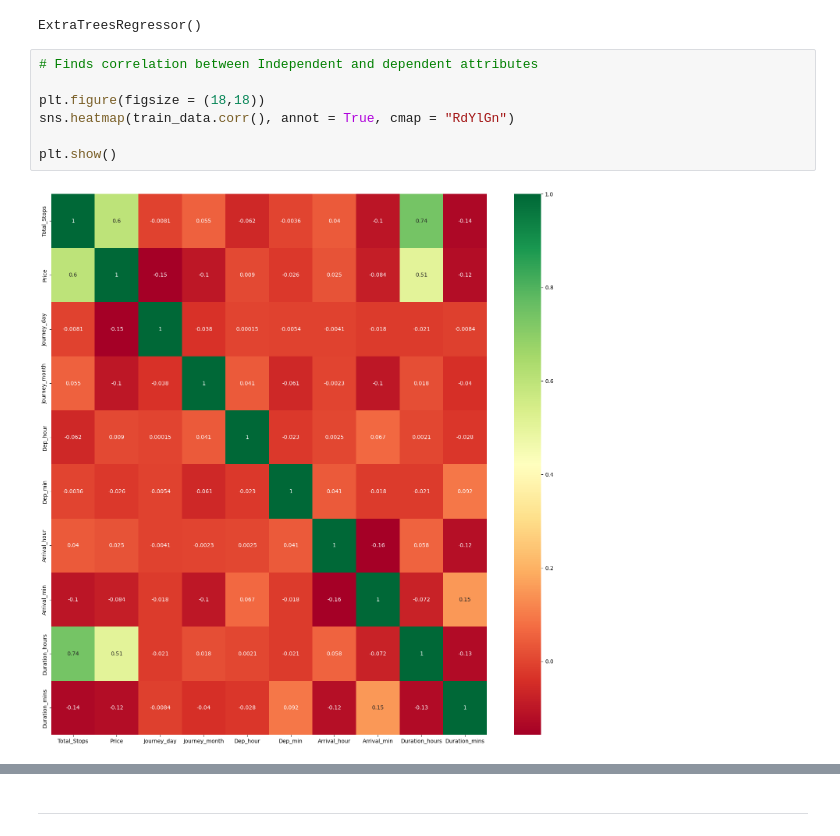
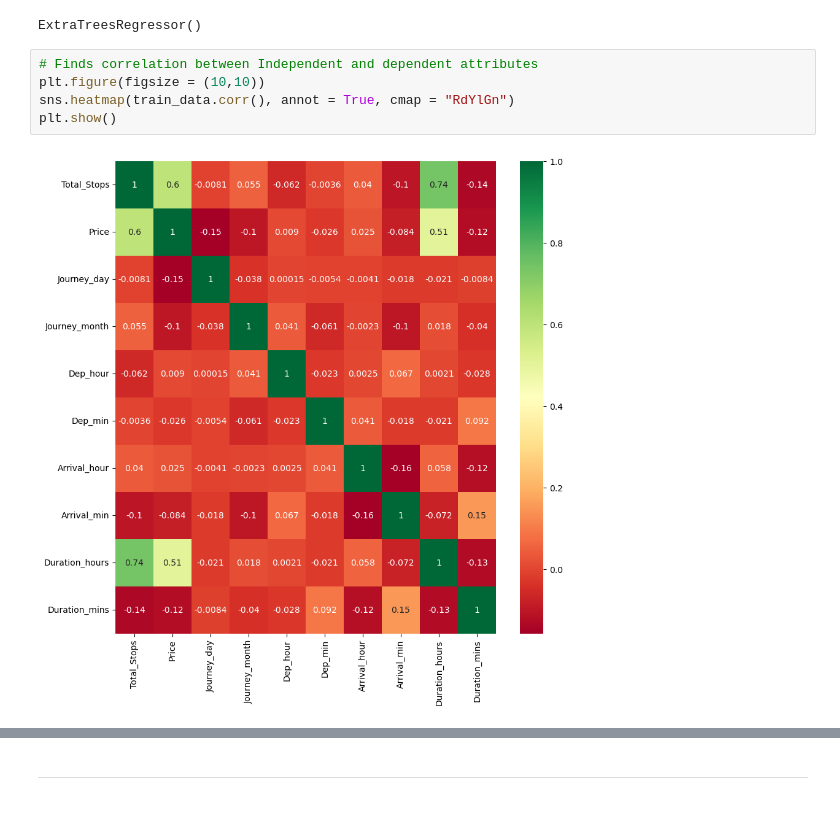
Before and after one commit to vkshirley/flightprice-ML, a Jupyter notebook: flight_price.ipynb, the cells around one changed output, grey strips where cells are left out. Cells and saved outputs as stored; diff of their text form.

```diff
--- a/flight_price.ipynb
+++ b/flight_price.ipynb
@@ -582,13 +540,11 @@ selection.fit(X, y)
 ExtraTreesRegressor()
 # %%
 # Finds correlation between Independent and dependent attributes
-
-plt.figure(figsize = (18,18))
+plt.figure(figsize = (10,10))
 sns.heatmap(train_data.corr(), annot = True, cmap = "RdYlGn")
-
 plt.show()
 # %% [output]
-[figure, old version]
+[figure, new version]
 # %%
 print(selection.feature_importances_)
 # %% [output]
```
Also changed, not shown: parts of 45 cells of this notebook, 4 other files.
